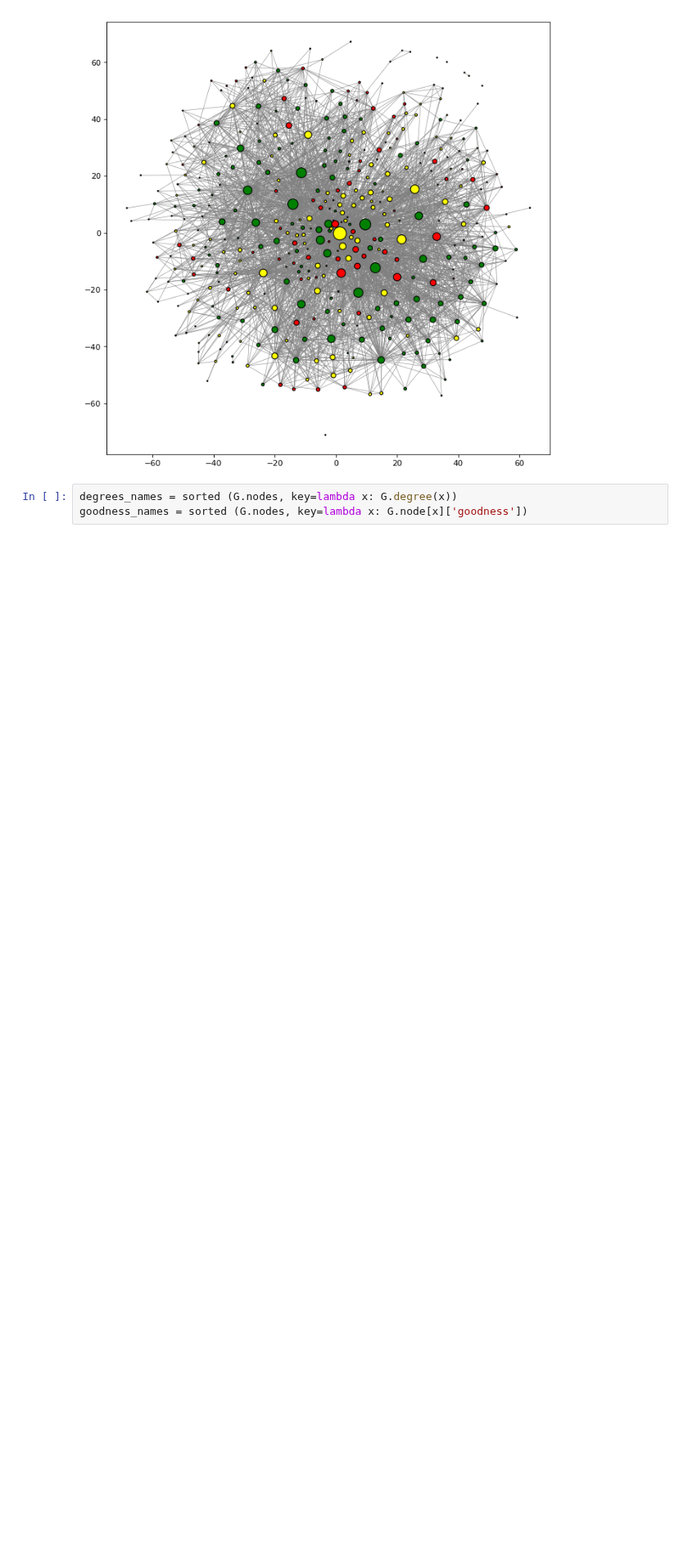
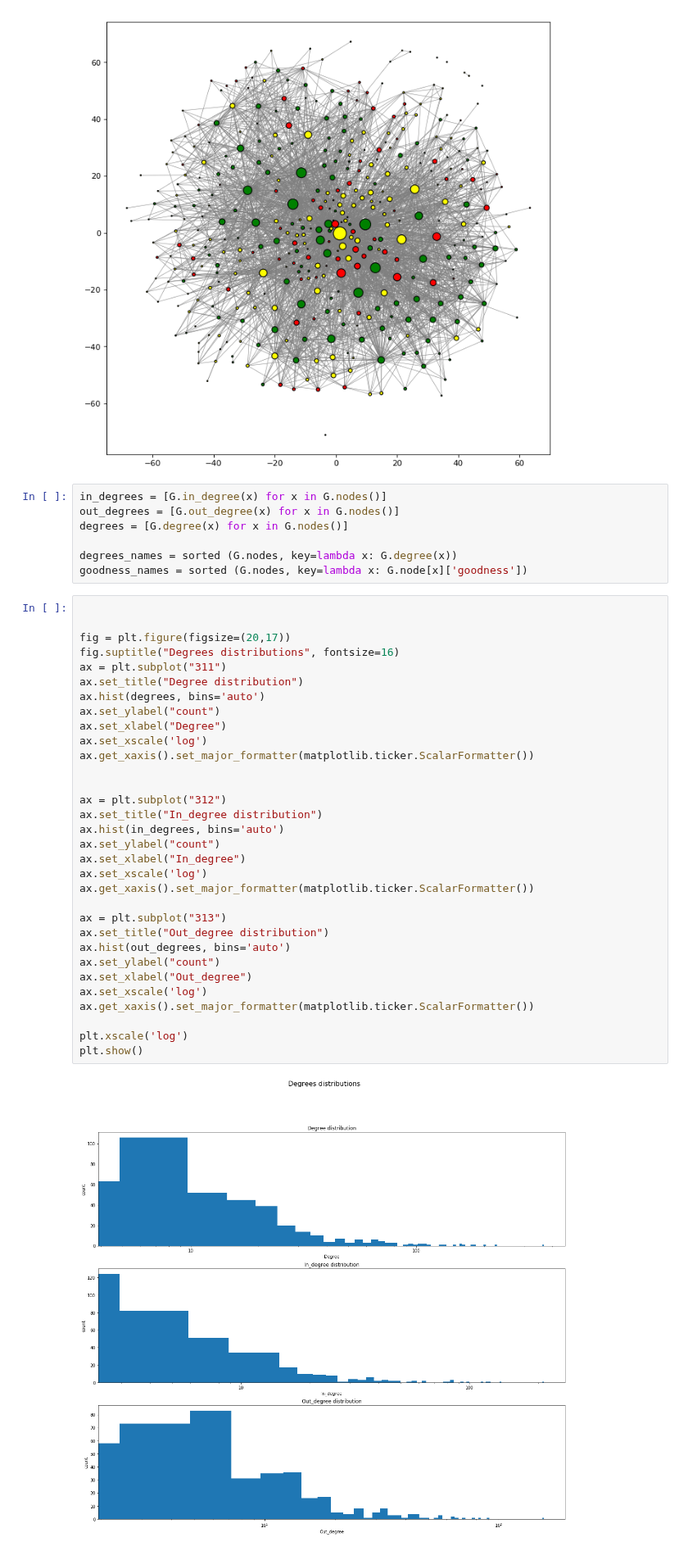
Before and after one commit to JacobPjetursson/Social_Graphs_Wookiepedia, a Jupyter notebook: Preprocess.ipynb, the cells around one changed output. Shown at 82% size. Cells and saved outputs as stored; diff of their text form; blank space fills up the shorter version.

Commit message:
Degree dist

```diff
--- a/Preprocess.ipynb
+++ b/Preprocess.ipynb
@@ -267,5 +268,43 @@ plt.show()
 # %% [output]
 [figure]
 # %%
+in_degrees = [G.in_degree(x) for x in G.nodes()]
+out_degrees = [G.out_degree(x) for x in G.nodes()]
+degrees = [G.degree(x) for x in G.nodes()]
+
 degrees_names = sorted (G.nodes, key=lambda x: G.degree(x))
 goodness_names = sorted (G.nodes, key=lambda x: G.node[x]['goodness'])
+# %%
+
+
+fig = plt.figure(figsize=(20,17))
+fig.suptitle("Degrees distributions", fontsize=16)
+ax = plt.subplot("311")
+ax.set_title("Degree distribution")
+ax.hist(degrees, bins='auto')
+ax.set_ylabel("count")
+ax.set_xlabel("Degree")
+ax.set_xscale('log')
+ax.get_xaxis().set_major_formatter(matplotlib.ticker.ScalarFormatter())
+
+
+ax = plt.subplot("312")
+ax.set_title("In_degree distribution")
+ax.hist(in_degrees, bins='auto')
+ax.set_ylabel("count")
+ax.set_xlabel("In_degree")
+ax.set_xscale('log')
+ax.get_xaxis().set_major_formatter(matplotlib.ticker.ScalarFormatter())
+
+ax = plt.subplot("313")
+ax.set_title("Out_degree distribution")
+ax.hist(out_degrees, bins='auto')
+ax.set_ylabel("count")
+ax.set_xlabel("Out_degree")
+ax.set_xscale('log')
+ax.get_xaxis().set_major_formatter(matplotlib.ticker.ScalarFormatter())
+
+plt.xscale('log')
+plt.show()
+# %% [output]
+[figure, added]
```
Also changed, not shown: parts of 1 cell of this notebook.
